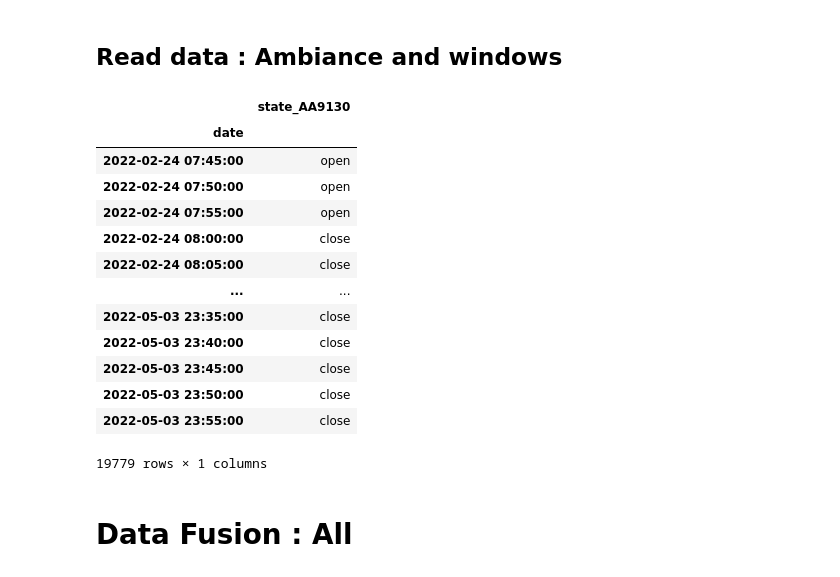
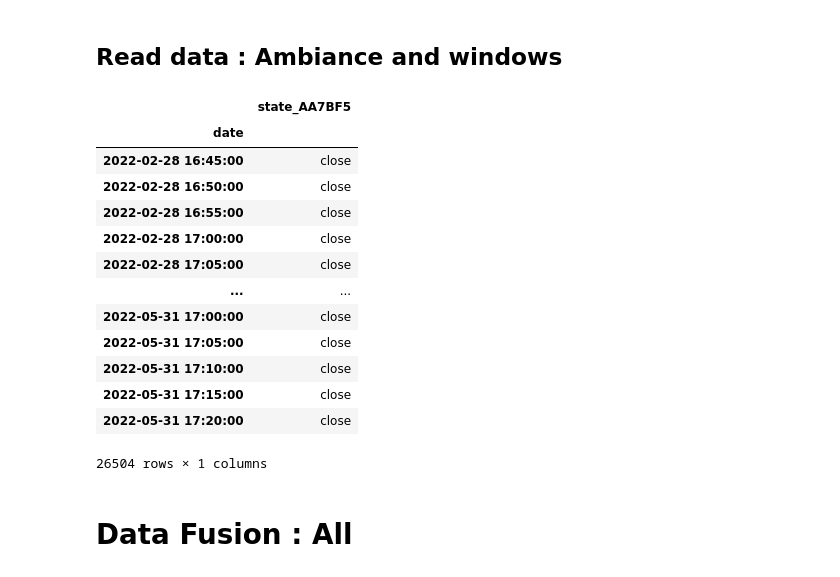
Before and after one commit to Ah-essabar/Master_SDS_Angers, a Jupyter notebook: S2/Mesures Polytech/FusionDataAll/mergeAllDataVf.ipynb, the cells around one changed output. Saved outputs shown, nothing was run; the diff lists cells and outputs as text; code cells hidden in the pictures.

```diff
--- a/S2/Mesures Polytech/FusionDataAll/mergeAllDataVf.ipynb
+++ b/S2/Mesures Polytech/FusionDataAll/mergeAllDataVf.ipynb
@@ -125,22 +125,22 @@ ResampledDict_shelly = tab[2]
 ambianceData_114 = utilsLaris.dataFusionAmbiance(ResampledDict_s114, salle = 114)
 ambianceData_219 = utilsLaris.dataFusionAmbiance(ResampledDict_s219, salle = 219)
 # %%
-ResampledDict_shelly['sensor_AA9130'] #  sensor_AA7BF5','sensor_AA4706', 'sensor_AA9130'
+ResampledDict_shelly['sensor_AA7BF5'] # ['sensor_AA7BF5','sensor_AA4706', 'sensor_AA9130', 'sensor_483FDA81E0F4']
 # %% [output]
-|  | state_AA9130 |
+|  | state_AA7BF5 |
 | date |  |
-| 2022-02-24 07:45:00 | open |
-| 2022-02-24 07:50:00 | open |
-| 2022-02-24 07:55:00 | open |
-| 2022-02-24 08:00:00 | close |
-| 2022-02-24 08:05:00 | close |
+| 2022-02-28 16:45:00 | close |
+| 2022-02-28 16:50:00 | close |
+| 2022-02-28 16:55:00 | close |
+| 2022-02-28 17:00:00 | close |
+| 2022-02-28 17:05:00 | close |
 | ... | ... |
-| 2022-05-03 23:35:00 | close |
-| 2022-05-03 23:40:00 | close |
-| 2022-05-03 23:45:00 | close |
-| 2022-05-03 23:50:00 | close |
-| 2022-05-03 23:55:00 | close |
+| 2022-05-31 17:00:00 | close |
+| 2022-05-31 17:05:00 | close |
+| 2022-05-31 17:10:00 | close |
+| 2022-05-31 17:15:00 | close |
+| 2022-05-31 17:20:00 | close |
-19779 rows × 1 columns
+26504 rows × 1 columns
 # %% [markdown]
 # Data Fusion : All
 # %%
```
Also changed, not shown: parts of 5 cells of this notebook, 2 other files.
